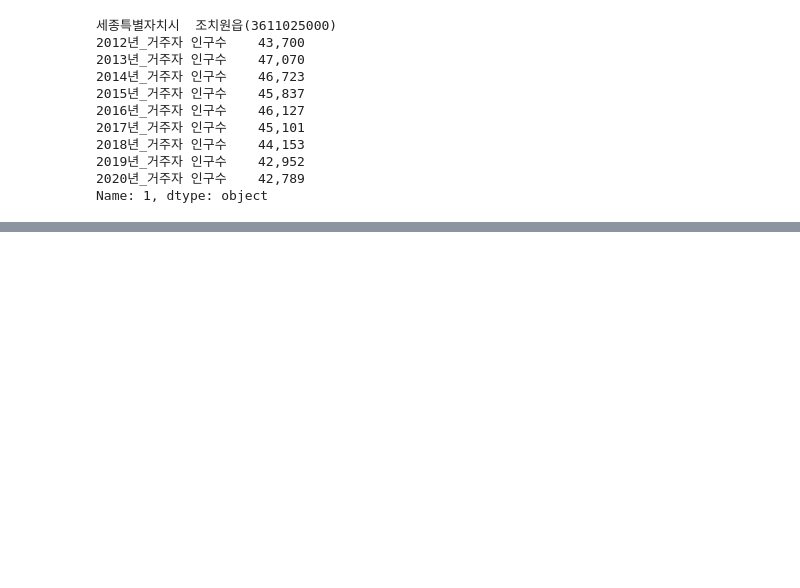
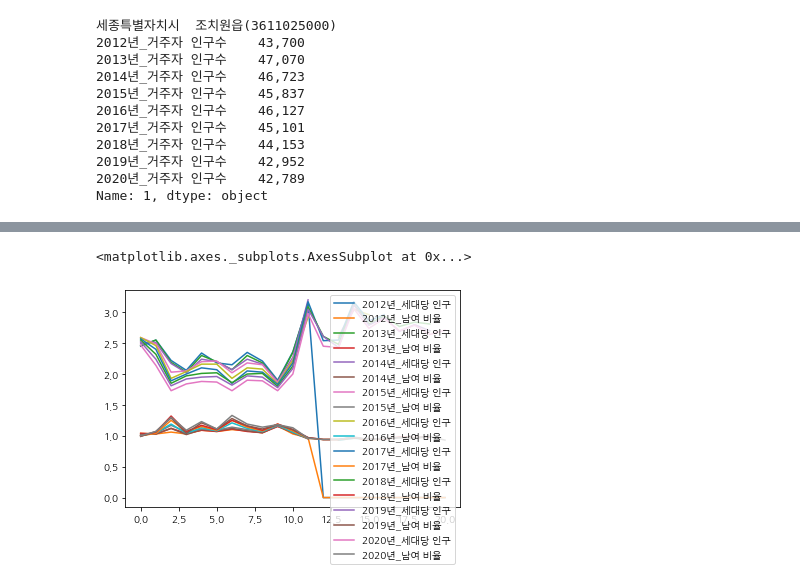
Before and after one commit to HeoJooSeong/zoostar, a Jupyter notebook: 온평원/visual/no10.ipynb, the cells around one changed output, grey strips where cells are left out. Drawn from its saved outputs; the diff is of its cells as text; code cells hidden in the pictures; blank space fills up the shorter version.

```diff
--- a/온평원/visual/no10.ipynb
+++ b/온평원/visual/no10.ipynb
@@ -164,0 +256,7 @@ Name: 1, dtype: object
+# %%
+import pandas as pd
+result = pd.read_csv('/Users/zoostar/Downloads/download_file_10_1.csv',encoding='cp949')
+result.plot()
+# %% [output]
+<matplotlib.axes._subplots.AxesSubplot at 0x...>
+[figure, added]
```
Also changed, not shown: parts of 39 cells of this notebook.
